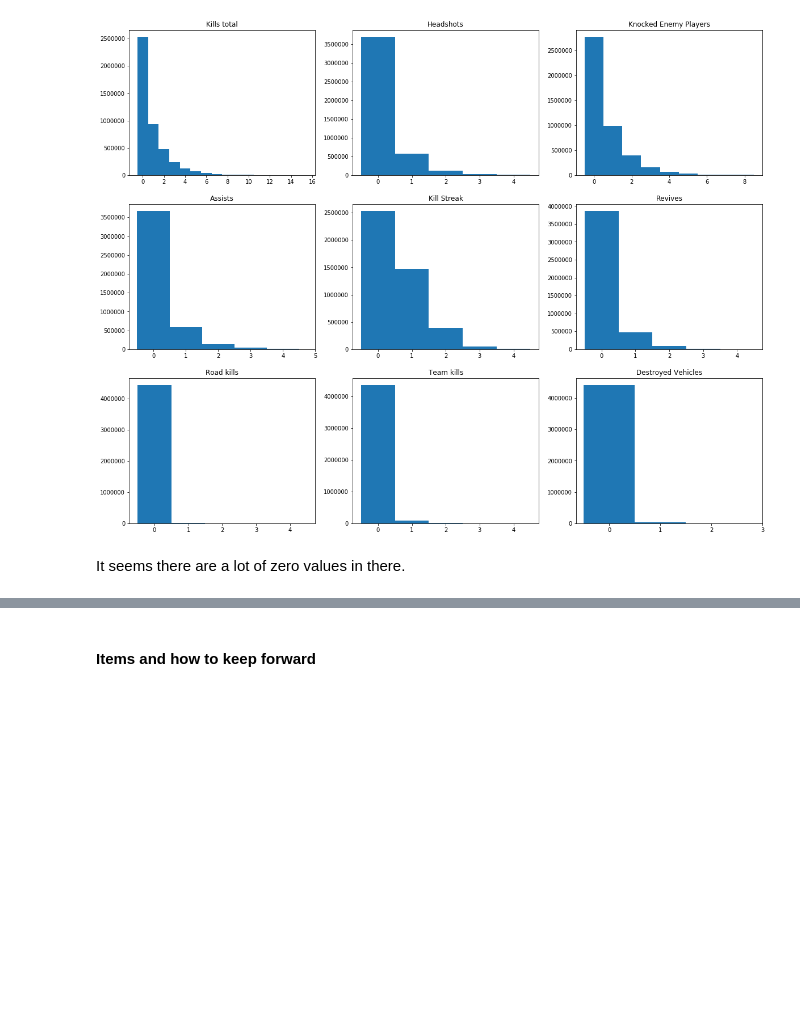
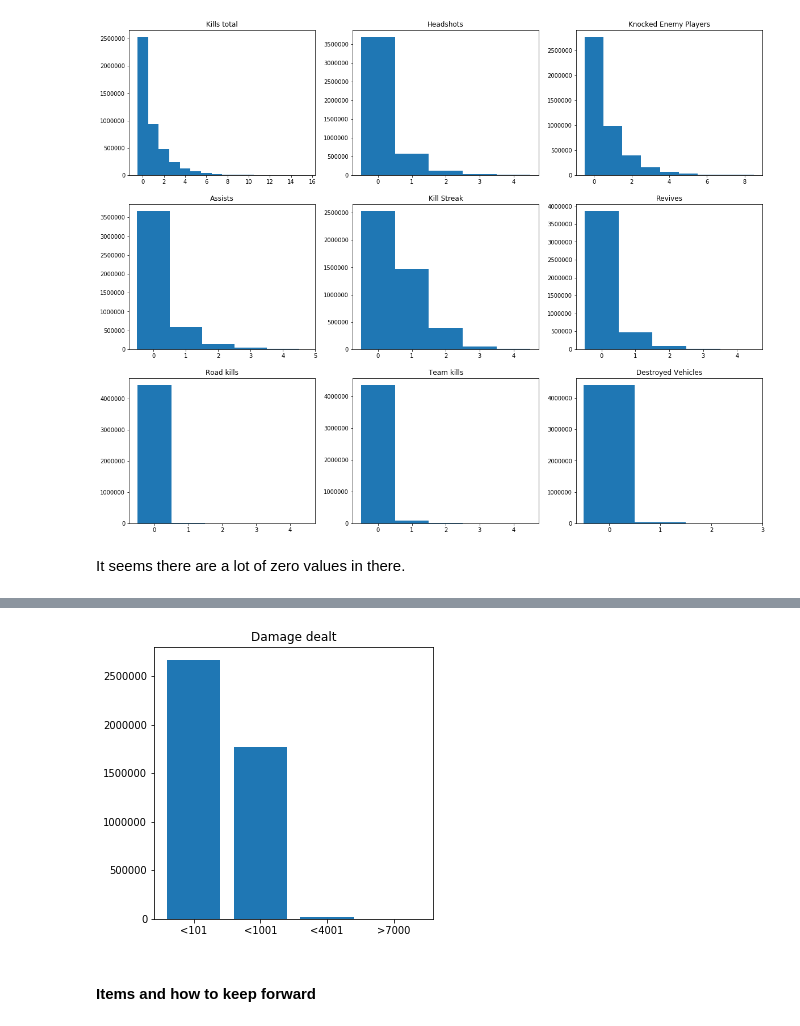
Before and after one commit to FelixKler/Write-a-Data-Science-Blog-Post, a Jupyter notebook: write_a_data_science_blog_post.ipynb, the cells around one changed output, grey strips where cells are left out. Cells and saved outputs as stored; diff of their text form; code cells hidden in the pictures; blank space fills up the shorter version.

```diff
--- a/write_a_data_science_blog_post.ipynb
+++ b/write_a_data_science_blog_post.ipynb
@@ -155,6 +155,12 @@ plt.show()
 # %% [markdown]
 It seems there are a lot of zero values in there.
 # %%
-damage = pd.cut(train.damageDealt, bins=[-1,1000,3000,5000,7000], labels=['<1001', '<3001', '<5001', '>5000'], precision=0)
+damage = pd.DataFrame(pd.cut(
+    train.damageDealt,
+    bins=[-1,100,1000,4000,7000],
+    labels=['<101', '<1001', '<4001', '>7000'],
+    precision=0).value_counts()
+                     ).reset_index()
+damage.columns=['category', 'damage']
 # %%
 damage
@@ -163,10 +173,14 @@ train.damageDealt.max()
 # %%
-fig2, axs2 = plt.subplots(figsize=(15,4))
+fig2, axs2 = plt.subplots(figsize=(5,5))
 
 # demage, longestKill
-axs2.hist(damage)
+axs2.bar(damage.category, damage.damage)
+axs2.set_xticklabels(damage.category)
+axs2.set_title('Damage dealt')
 
 plt.show()
+# %% [output]
+[figure, added]
 # %% [markdown]
 #### Items and how to keep forward
 # %%
```
Also changed, not shown: parts of 5 cells of this notebook.
